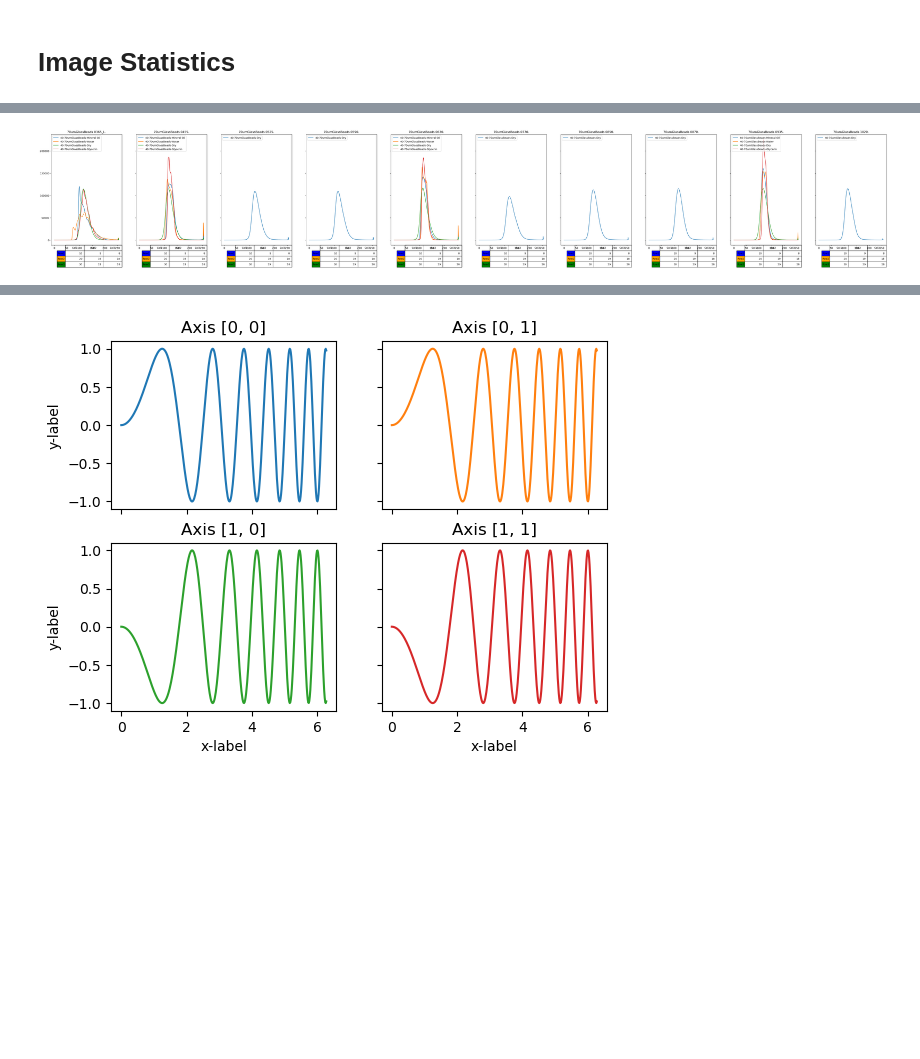
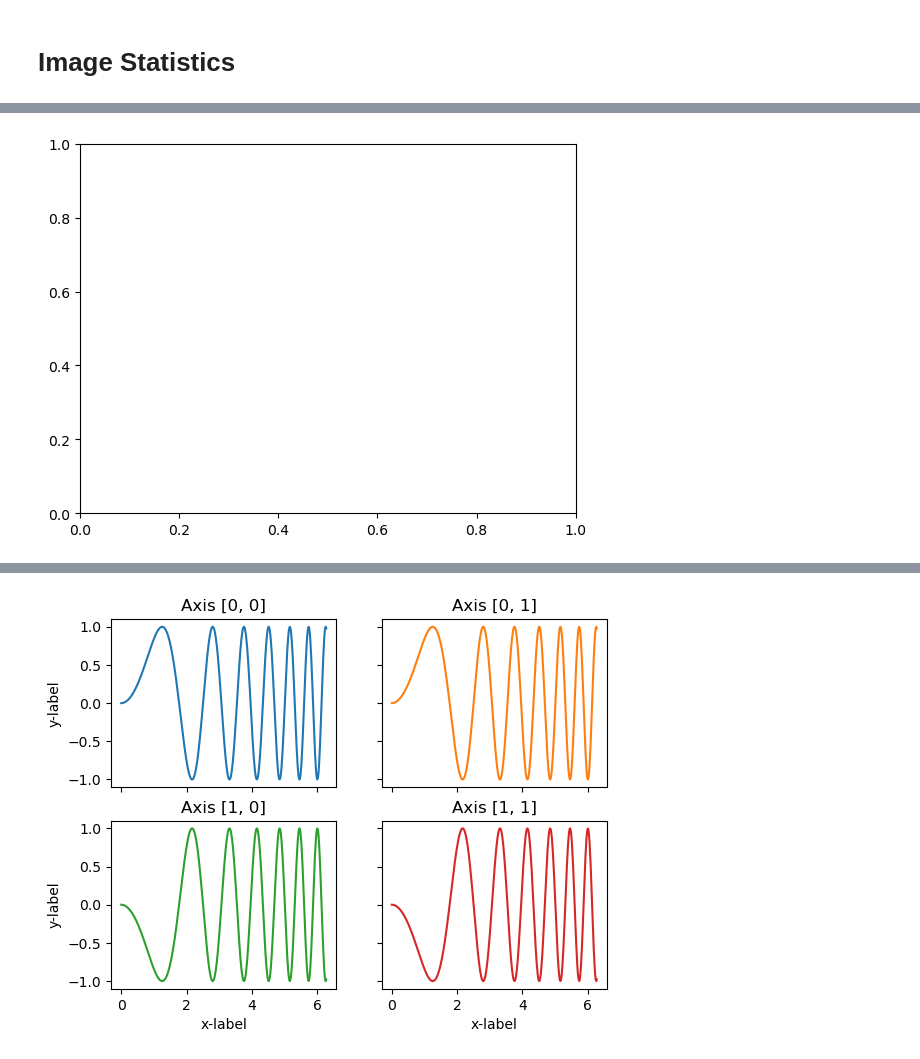
Before and after one commit to jfan14mc/Sand-Image-Anaylsis, a Jupyter notebook: imageTesting.ipynb, the cells around one changed output, grey strips where cells are left out. Saved outputs shown, nothing was run; the diff lists cells and outputs as text; code cells hidden in the pictures; blank space fills up the shorter version.

Commit message:
Added multiple anylsis scripts - Image histograms w/ statistics - Histogram statistics v wavelength profiles - Statistics by condtion box plots

```diff
--- a/imageTesting.ipynb
+++ b/imageTesting.ipynb
@@ -257,61 +314,64 @@ NameError: name 'statics' is not defined
 # %%
-def axCreator(list):
-     dict = {}
-     for i in [*range(len(list))]:
-          dict[i] = "ax" + '[0,' + str(i) + ']'
-     return dict
-
+#generating individual graphs
 def hist(ax_number, image, label):
      ax = ax_number.plot(pd.DataFrame(PIL.Image.open(image).histogram()), label = name)
-     ax_number.legend(loc='upper left') #bbox_to_anchor=(0.5, -0.1)
+     ax_number.legend(loc='best') #bbox_to_anchor=(0.5, -0.1)
      return ax
+
+def statList(image):
+    return [np.mean(image, axis=(0, 1)).round(2),
+            np.std(image, axis=(0, 1)).round(2),
+            scipy.stats.median_abs_deviation(image, axis = (0,1)),
+            round(scipy.stats.kurtosis(image, axis = (0,1)),2),
+            round(scipy.stats.skew(image, axis = (0,1)),2)]
+
+def ioOpen(image):
+    return io.imread(image)
 
 def waveList(addr):
      wavelengths = []
      addresses = glob.glob(search)
      for address in addresses:
           wavelengths.append(os.path.basename(address))
      return [*np.unique(wavelengths)]
 
 
 # User input
-material = "70umGlassBeads"
+material = "750GlassBead"
 
 #finding the wavelengths present in the folder
 base = '/Users/fanjx1/Documents/SandImages/'
 search = os.path.join(base, 'Composites', '*' + material + '*', '*')
 waves = waveList(search)
+stats = {}
 
-axList = axCreator(waves)
-#display(axList)
+fig, ax = plt.subplots()
 
-
-fig1, axList = plt.subplots(1,len(axList), figsize = ((len(axList)*6),8), sharey = True)
-
-col_labels = ['Col1','Col2','Col3']
-row_labels = ['Row1','Row2','Row3']
-table_vals = pd.DataFrame([[10, 9, 8],
-                          [20, 19, 18],
-                          [30, 29, 28]])
-
-#
-axCount = 0
 for wave in waves:
      materialsInWave = glob.glob('/Users/fanjx1/Documents/SandImages/Composites/*' + material + '*/*' + wave + '*')
-     #display(materialsInWave)
+     # display(materialsInWave)
      for mat in materialsInWave:
           name = os.path.basename(os.path.dirname(mat))
-          hist(axList[axCount], mat, name)
-          axList[axCount].set_title(material + " " + wave.replace('-','')[:-4])
-          mpl.table.table(axList[axCount],
-                          cellText=table_vals.values,
-                          colLabels = col_labels,
-                          rowLabels = row_labels,
-                          rowColours= ['blue', 'orange', 'green'],
-                          bbox = (0.2,-0.2,0.8,0.2))
+          hist(ax, mat, name)
+          ax.set_title(material + " " + wave.replace('-','')[:-5])
+          matName = os.path.basename(os.path.dirname(mat))
+          stats[matName] = statList(ioOpen(mat))
 
-     axCount += 1
-pictureName = material + 'Histogram.png'
-plt.savefig(os.path.join(base, 'ImageStatistics', pictureName), bbox_inches = 'tight')
+     statComparison = pd.DataFrame(stats, index = ['Mean', 'Std Dev', 'MAD', 'Kurt', 'Skew'])
+
+     columnTruncated = [column.partition('-')[2] for column in statComparison.columns]
+     stats.clear()
+     wavelengthStats = mpl.table.table(ax,
+                     cellText= statComparison.values,
+                     colLabels = columnTruncated,
+                     rowLabels = statComparison.index,
+                     bbox = (0.2,-0.5,0.8,0.4))
+     wavelengthStats.auto_set_font_size(False)
+     wavelengthStats.set_fontsize(10)
+
+     materialName = os.path.basename(os.path.dirname(mat)).partition('-')[0]
+     pictureName = material + wave.replace('-','')[:-5] + 'Histogram.png'
+     fig.savefig(os.path.join(base, 'ImageStatistics', materialName, pictureName), bbox_inches= 'tight')
+     ax.clear()
 # %% [output]
-[figure, old version]
+[figure, new version]
```
Also changed, not shown: parts of 28 cells of this notebook.
